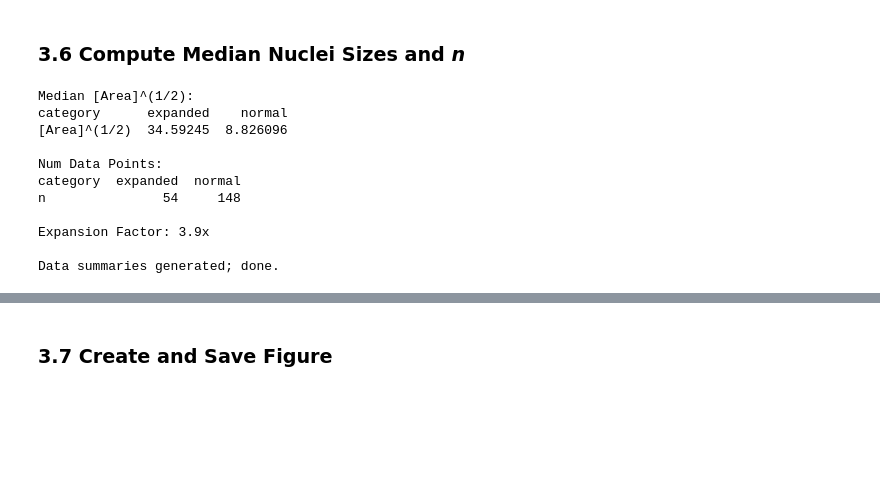
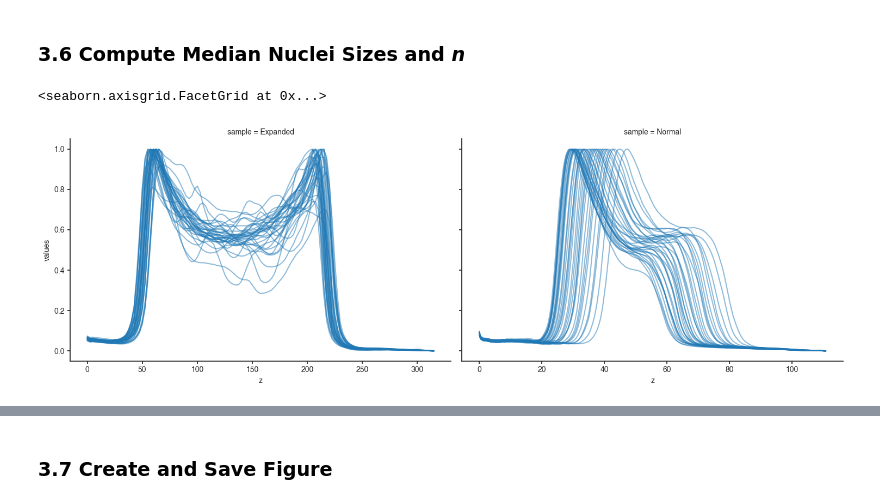
Before and after one commit to CorbanSwain/ExM-Demo-Figures, a Jupyter notebook: source/supplementary_file_xx-thickness-analysis.ipynb, the cells around one changed output, grey strips where cells are left out. Drawn from its saved outputs; the diff is of its cells as text; code cells hidden in the pictures; blank space fills up the shorter version.

```diff
--- a/source/supplementary_file_xx-thickness-analysis.ipynb
+++ b/source/supplementary_file_xx-thickness-analysis.ipynb
@@ -430,0 +433,3 @@ Delete lists printed; done.
+# %%
+def normalize_vector(x):
+    return (x - np.min(x)) / (np.max(x) - np.min(x))
@@ -431,45 +487,23 @@ Delete lists printed; done.
 # %% [markdown]
 ### 3.6 Compute Median Nuclei Sizes and *n*
 # %%
-# 3.6.1 create a pivot table computing the median sqrt area for each category
-pivot = nuc_size_df.pivot_table(
-    columns=category_key,
-    values=sqrt_area_key,
-    aggfunc='median',
-    observed=True)
-
-# 3.6.2 create pivot table counting the number of nuclei for each category
-exm_median = pivot[expanded_cat_name].item()
-unexm_median = pivot[unexpanded_cat_name].item()
-ex_factor = exm_median / unexm_median
-
-count_pivot = nuc_size_df.pivot_table(
-    columns=category_key,
-    values=sqrt_area_key,
-    aggfunc='count',
-    observed=True)
-count_pivot = count_pivot.rename(index={sqrt_area_key: 'n'})
-
-exm_n = count_pivot[expanded_cat_name].item()
-unexm_n = count_pivot[unexpanded_cat_name].item()
-
-print('Median [Area]^(1/2):')
-print(pivot)
-print()
-print('Num Data Points:')
-print(count_pivot)
-print()
-print(f'Expansion Factor: {ex_factor:.1f}x')
-print('\nData summaries generated; done.')
+g = sns.FacetGrid(
+    long_df,
+    col='sample',
+    col_order=[expanded_dset.name, normal_dset.name],
+    sharex=False,
+    sharey=True,
+    margin_titles=True,
+    height=5,
+    aspect=1.5,
+)
+g.map_dataframe(
+    sns.lineplot,
+    'z',
+    'values',
+    units='loc_id',
+    estimator=None,
+    alpha=0.5,)
 # %% [output]
-Median [Area]^(1/2):
-category      expanded    normal
-[Area]^(1/2)  34.59245  8.826096
-
-Num Data Points:
-category  expanded  normal
-n               54     148
-
-Expansion Factor: 3.9x
-
-Data summaries generated; done.
+<seaborn.axisgrid.FacetGrid at 0x...>
+[figure, added]
```
Also changed, not shown: parts of 13 cells of this notebook.
